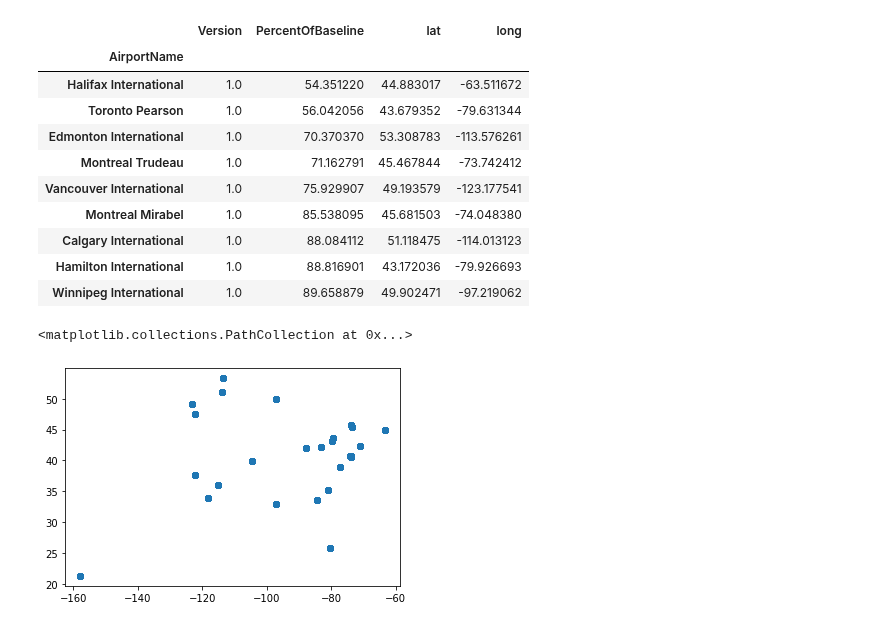
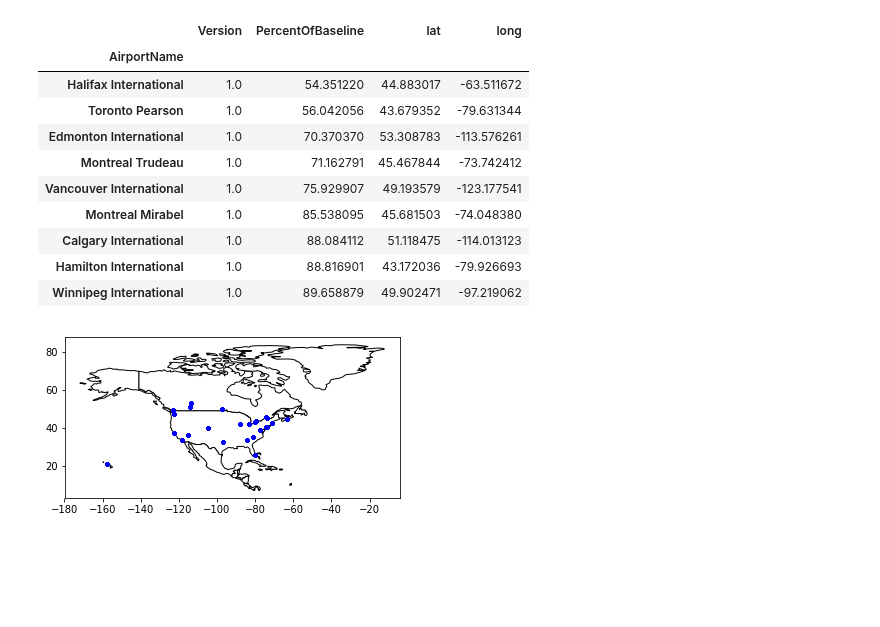
Before and after one commit to clement-ip/covid-airport-travel, a Jupyter notebook: project.ipynb, the cells around one changed output. Cells and saved outputs as stored; diff of their text form; code cells hidden in the pictures; blank space fills up the shorter version.

Commit message:
Added geopandas work onto new branch dev

```diff
--- a/project.ipynb
+++ b/project.ipynb
@@ -107,8 +116,19 @@ rankCA
 | Calgary International | 1.0 | 88.084112 | 51.118475 | -114.013123 |
 | Hamilton International | 1.0 | 88.816901 | 43.172036 | -79.926693 |
 | Winnipeg International | 1.0 | 89.658879 | 49.902471 | -97.219062 |
-# %%
-plt.scatter(x=na['long'], y=na['lat'], alpha = 0.4)
-# %% [output]
-<matplotlib.collections.PathCollection at 0x...>
-[figure, removed]
+# %%
+# Refer to geopandas documentation: https://geopandas.org/gallery/create_geopandas_from_pandas.html
+world = gpd.read_file(
+    gpd.datasets.get_path('naturalearth_lowres')
+)
+# %%
+# Make 'Geometry' in NA dataframe; will have to refactor this later on (code is messy, have three cols of the same thing)
+gdfna = gpd.GeoDataFrame(na, geometry = gpd.points_from_xy(na.long, na.lat))
+# %%
+# Plot coordinates onto map of NA
+ax = world[world.continent == 'North America'].plot(color='white', edgecolor='black')
+gdfna.plot(ax = ax, color = 'blue', markersize = 10)
+plt.savefig('na.svg')
+#plt.show()
+# %% [output]
+[figure, added]
```
Also changed, not shown: parts of 4 cells of this notebook.
